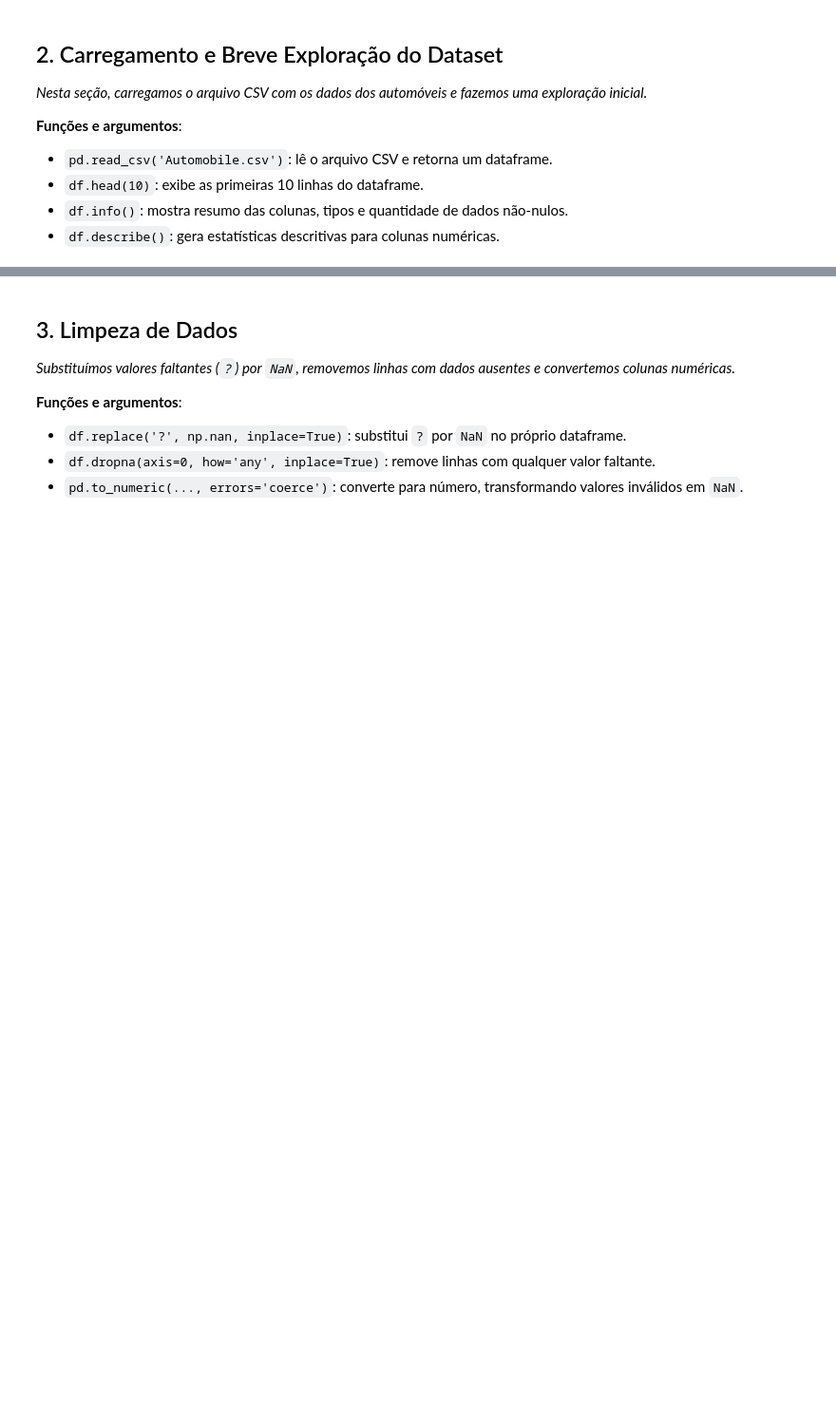
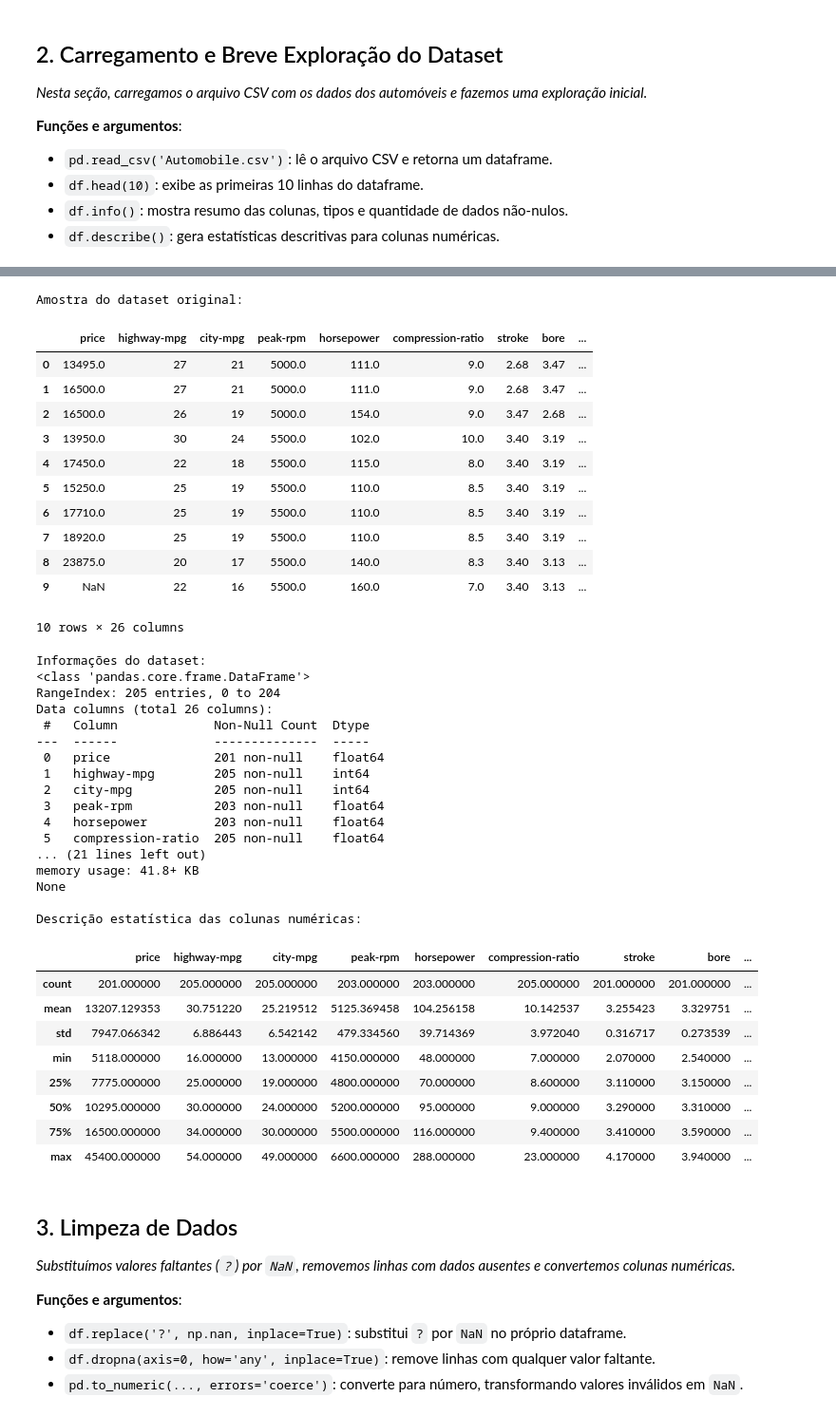
Before and after one commit to alexlopespereira/machine_learning, a Jupyter notebook: Notebooks/Aula2/Aula2_01_CarsPricing.ipynb, the cells around one changed output, grey strips where cells are left out. Shown at 95% size. Drawn from its saved outputs; the diff is of its cells as text; code cells hidden in the pictures; blank space fills up the shorter version.

```diff
--- a/Notebooks/Aula2/Aula2_01_CarsPricing.ipynb
+++ b/Notebooks/Aula2/Aula2_01_CarsPricing.ipynb
@@ -61,15 +76,68 @@ from sklearn.metrics import classification_report, confusion_matrix, accuracy_sc
+# %%
+import pandas as pd
+from ucimlrepo import fetch_ucirepo
+
+# Fetch dataset
+automobile = fetch_ucirepo(id=10)
+
+# Data (as pandas dataframes)
+X = automobile.data.features  # features
+y = automobile.data.targets   # target
+
+# Optionally, rename the target column if you'd like a more descriptive name
+# y.columns = ["price"]  # for example
+
+# Combine into a single DataFrame
+df = pd.concat([X, y], axis=1)
 # %%
-# Carregar o arquivo CSV (ajuste o caminho se necessário)
-df = pd.read_csv('Automobile.csv')
-
 print("Amostra do dataset original:")
 display(df.head(10))
 
 print("\nInformações do dataset:")
 print(df.info())
 
 print("\nDescrição estatística das colunas numéricas:")
 display(df.describe())
+# %% [output]
+Amostra do dataset original:
+|  | price | highway-mpg | city-mpg | peak-rpm | horsepower | compression-ratio | stroke | bore | ... |
+| 0 | 13495.0 | 27 | 21 | 5000.0 | 111.0 | 9.0 | 2.68 | 3.47 | ... |
+| 1 | 16500.0 | 27 | 21 | 5000.0 | 111.0 | 9.0 | 2.68 | 3.47 | ... |
+| 2 | 16500.0 | 26 | 19 | 5000.0 | 154.0 | 9.0 | 3.47 | 2.68 | ... |
+| 3 | 13950.0 | 30 | 24 | 5500.0 | 102.0 | 10.0 | 3.40 | 3.19 | ... |
+| 4 | 17450.0 | 22 | 18 | 5500.0 | 115.0 | 8.0 | 3.40 | 3.19 | ... |
+| 5 | 15250.0 | 25 | 19 | 5500.0 | 110.0 | 8.5 | 3.40 | 3.19 | ... |
+| 6 | 17710.0 | 25 | 19 | 5500.0 | 110.0 | 8.5 | 3.40 | 3.19 | ... |
+| 7 | 18920.0 | 25 | 19 | 5500.0 | 110.0 | 8.5 | 3.40 | 3.19 | ... |
+| 8 | 23875.0 | 20 | 17 | 5500.0 | 140.0 | 8.3 | 3.40 | 3.13 | ... |
+| 9 | NaN | 22 | 16 | 5500.0 | 160.0 | 7.0 | 3.40 | 3.13 | ... |
+10 rows × 26 columns
+Informações do dataset:
+<class 'pandas.core.frame.DataFrame'>
+RangeIndex: 205 entries, 0 to 204
+Data columns (total 26 columns):
+ #   Column             Non-Null Count  Dtype
+---  ------             --------------  -----
+ 0   price              201 non-null    float64
+ 1   highway-mpg        205 non-null    int64
+ 2   city-mpg           205 non-null    int64
+ 3   peak-rpm           203 non-null    float64
+ 4   horsepower         203 non-null    float64
+ 5   compression-ratio  205 non-null    float64
+... (21 lines left out)
+memory usage: 41.8+ KB
+None
+
+Descrição estatística das colunas numéricas:
+|  | price | highway-mpg | city-mpg | peak-rpm | horsepower | compression-ratio | stroke | bore | ... |
+| count | 201.000000 | 205.000000 | 205.000000 | 203.000000 | 203.000000 | 205.000000 | 201.000000 | 201.000000 | ... |
+| mean | 13207.129353 | 30.751220 | 25.219512 | 5125.369458 | 104.256158 | 10.142537 | 3.255423 | 3.329751 | ... |
+| std | 7947.066342 | 6.886443 | 6.542142 | 479.334560 | 39.714369 | 3.972040 | 0.316717 | 0.273539 | ... |
+| min | 5118.000000 | 16.000000 | 13.000000 | 4150.000000 | 48.000000 | 7.000000 | 2.070000 | 2.540000 | ... |
+| 25% | 7775.000000 | 25.000000 | 19.000000 | 4800.000000 | 70.000000 | 8.600000 | 3.110000 | 3.150000 | ... |
+| 50% | 10295.000000 | 30.000000 | 24.000000 | 5200.000000 | 95.000000 | 9.000000 | 3.290000 | 3.310000 | ... |
+| 75% | 16500.000000 | 34.000000 | 30.000000 | 5500.000000 | 116.000000 | 9.400000 | 3.410000 | 3.590000 | ... |
+| max | 45400.000000 | 54.000000 | 49.000000 | 6600.000000 | 288.000000 | 23.000000 | 4.170000 | 3.940000 | ... |
 # %% [markdown]
 ## 3. Limpeza de Dados
 *Substituímos valores faltantes (`?`) por `NaN`, removemos linhas com dados ausentes e convertemos colunas numéricas.*
```
Also changed, not shown: parts of 12 cells of this notebook.
